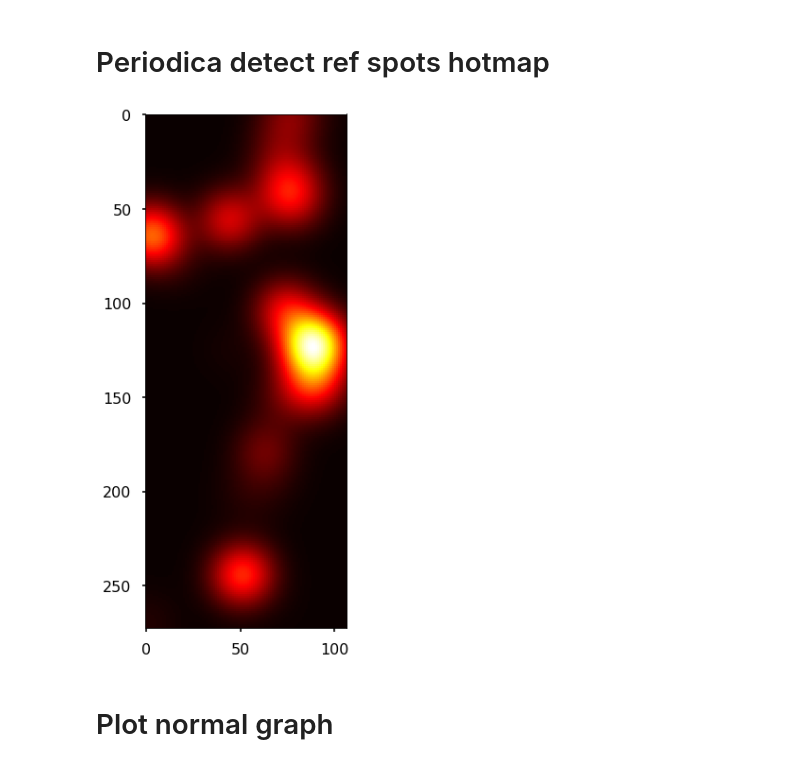
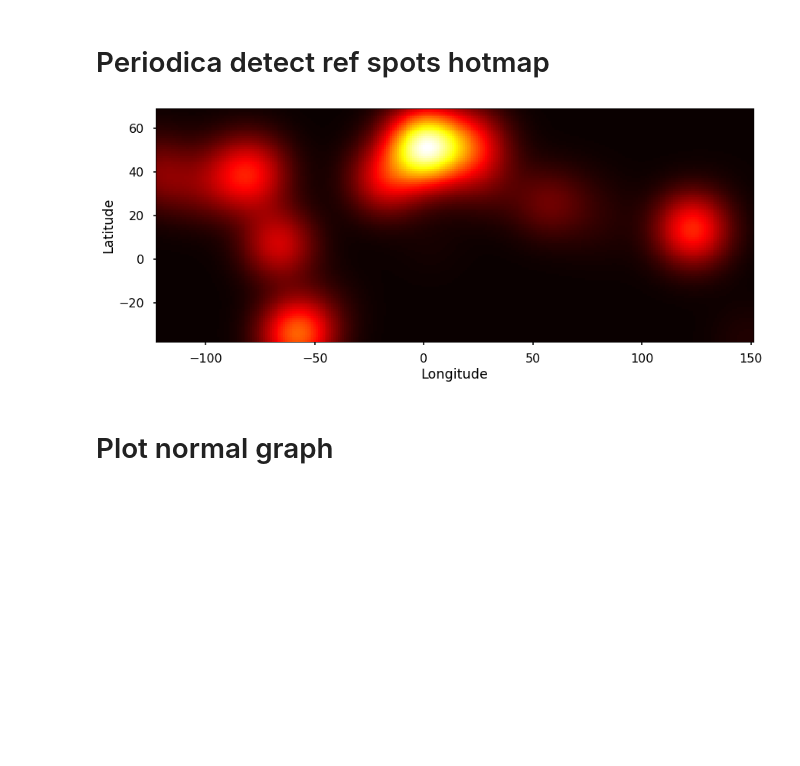
Before and after one commit to liseph/masterproject, a Jupyter notebook: GRaphs.ipynb, the cells around one changed output. Cells and saved outputs as stored; diff of their text form; code cells hidden in the pictures; blank space fills up the shorter version.

Commit message:
Graphing and fixing the synth dataset

```diff
--- a/GRaphs.ipynb
+++ b/GRaphs.ipynb
@@ -11,7 +11,3 @@ plt.style.use('seaborn-poster')
 # %% [markdown]
 # Periodica detect ref spots hotmap
 # %%
-plt.figure(figsize = (14, 10))
-#plt.plot(t)
-#plt.axvline(x=2, color='red')
-# t = Arrays.toString(Arrays.stream(densities).map(den -> Arrays.toString(den)).toArray())
@@ -19,7 +15,16 @@ t = [[3.320906202680024E-11, 3.423064992037897E-11, 3.5168826196251154E-11, 3.60
-plt.imshow(t, cmap='hot', interpolation='nearest')
-plt.show()
+t = np.transpose(t)
+t = np.flipud(t)
-# %% [output]
-[figure, removed]
+# %%
+f = plt.figure(figsize = (14, 10))
+c = plt.imshow(t, cmap ='hot',
+                 extent =[-123, 151, -38, 69],
+                interpolation ='nearest')
+plt.ylabel('Latitude')
+plt.xlabel('Longitude')
+plt.savefig('graphs/periodica/densitymap.svg', bbox_inches='tight', format='svg', dpi=1200)
+plt.show()
+# %% [output]
+[figure, added]
 # %% [markdown]
 # Plot normal graph
 # %%
```
Also changed, not shown: 3 other files.
